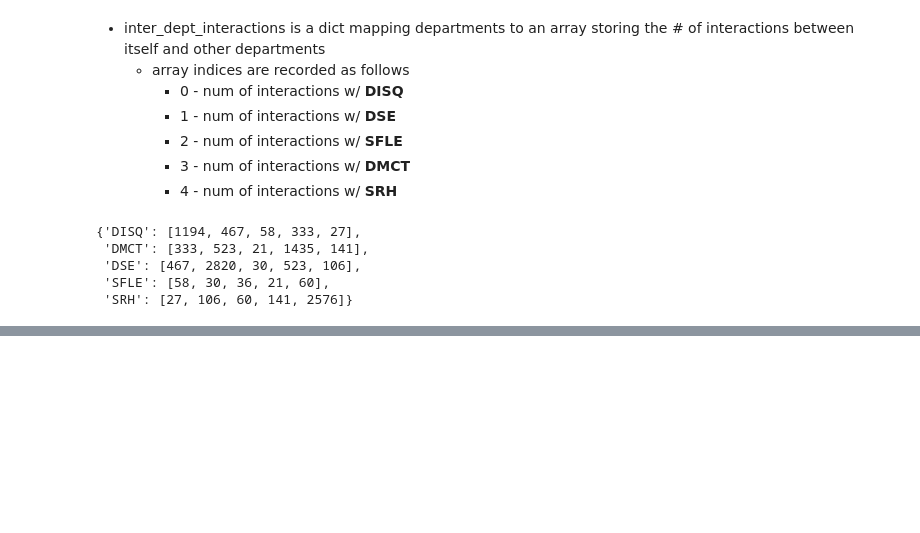
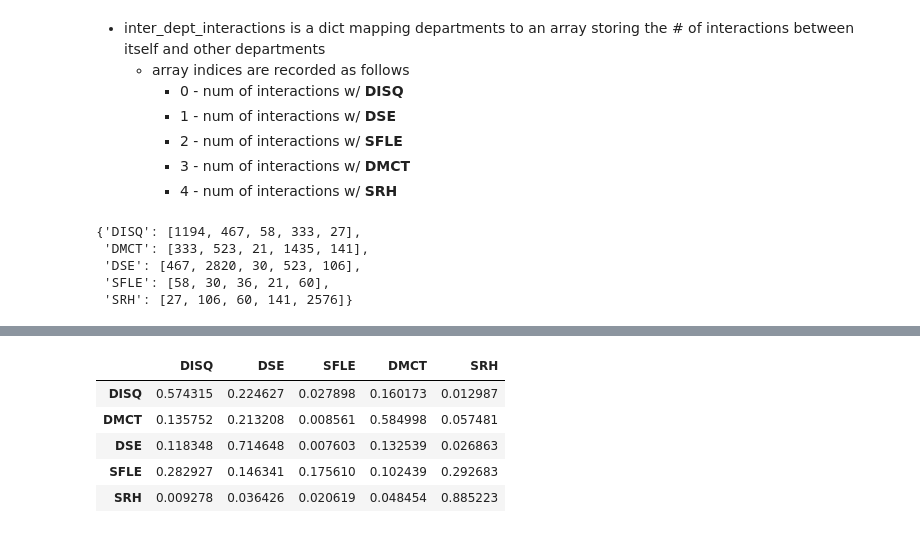
Before and after one commit to jeremyd1/Social-Networks, a Jupyter notebook: Workplace/scripts/w_contact.ipynb, the cells around one changed output, grey strips where cells are left out. Cells and saved outputs as stored; diff of their text form; code cells hidden in the pictures; blank space fills up the shorter version.

```diff
--- a/Workplace/scripts/w_contact.ipynb
+++ b/Workplace/scripts/w_contact.ipynb
@@ -272,0 +303,12 @@ inter_dept_interactions
+# %%
+df_dept = pd.DataFrame(dept_ratios, index = ["DISQ", "DSE", "SFLE", "DMCT", "SRH"])
+df_dept = df_dept.T
+
+df_dept
+# %% [output]
+|  | DISQ | DSE | SFLE | DMCT | SRH |
+| DISQ | 0.574315 | 0.224627 | 0.027898 | 0.160173 | 0.012987 |
+| DMCT | 0.135752 | 0.213208 | 0.008561 | 0.584998 | 0.057481 |
+| DSE | 0.118348 | 0.714648 | 0.007603 | 0.132539 | 0.026863 |
+| SFLE | 0.282927 | 0.146341 | 0.175610 | 0.102439 | 0.292683 |
+| SRH | 0.009278 | 0.036426 | 0.020619 | 0.048454 | 0.885223 |
```
Also changed, not shown: parts of 6 cells of this notebook.
